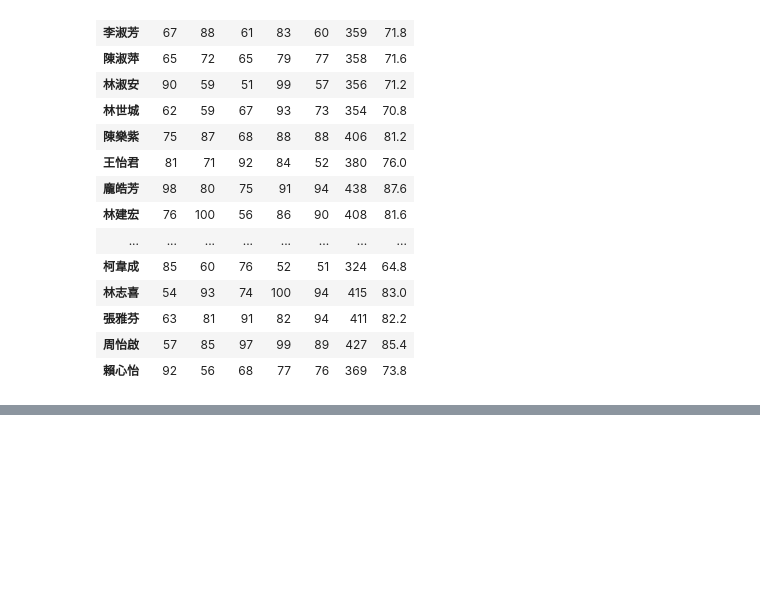
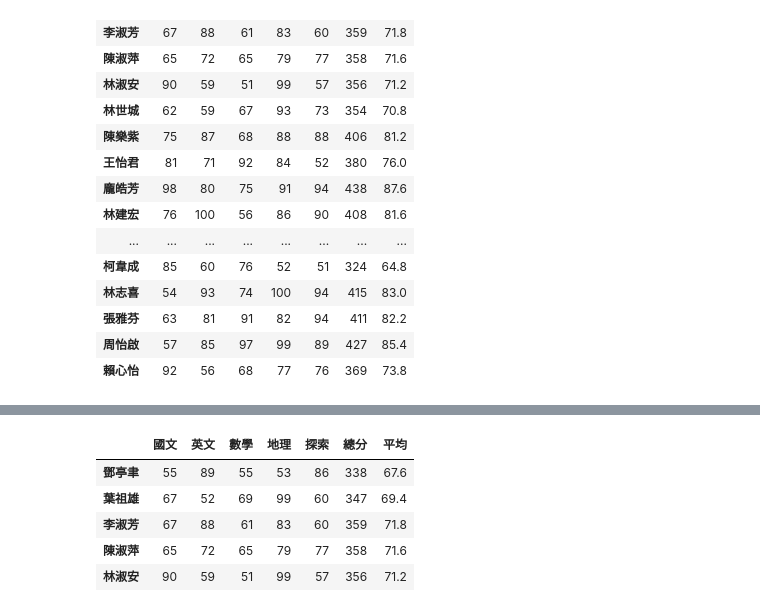
Before and after one commit to kxyzqo/20240731, a Jupyter notebook: lesson14/lesson14_4.ipynb, the cells around one changed output, grey strips where cells are left out. Drawn from its saved outputs; the diff is of its cells as text; code cells hidden in the pictures; blank space fills up the shorter version.

```diff
--- a/lesson14/lesson14_4.ipynb
+++ b/lesson14/lesson14_4.ipynb
@@ -91,0 +103,9 @@ df
+# %%
+df.iloc[:5,:]
+# %% [output]
+|  | 國文 | 英文 | 數學 | 地理 | 探索 | 總分 | 平均 |
+| 鄧亭聿 | 55 | 89 | 55 | 53 | 86 | 338 | 67.6 |
+| 葉祖雄 | 67 | 52 | 69 | 99 | 60 | 347 | 69.4 |
+| 李淑芳 | 67 | 88 | 61 | 83 | 60 | 359 | 71.8 |
+| 陳淑萍 | 65 | 72 | 65 | 79 | 77 | 358 | 71.6 |
+| 林淑安 | 90 | 59 | 51 | 99 | 57 | 356 | 71.2 |
```
Also changed, not shown: parts of 1 cell of this notebook, 6 other files.
